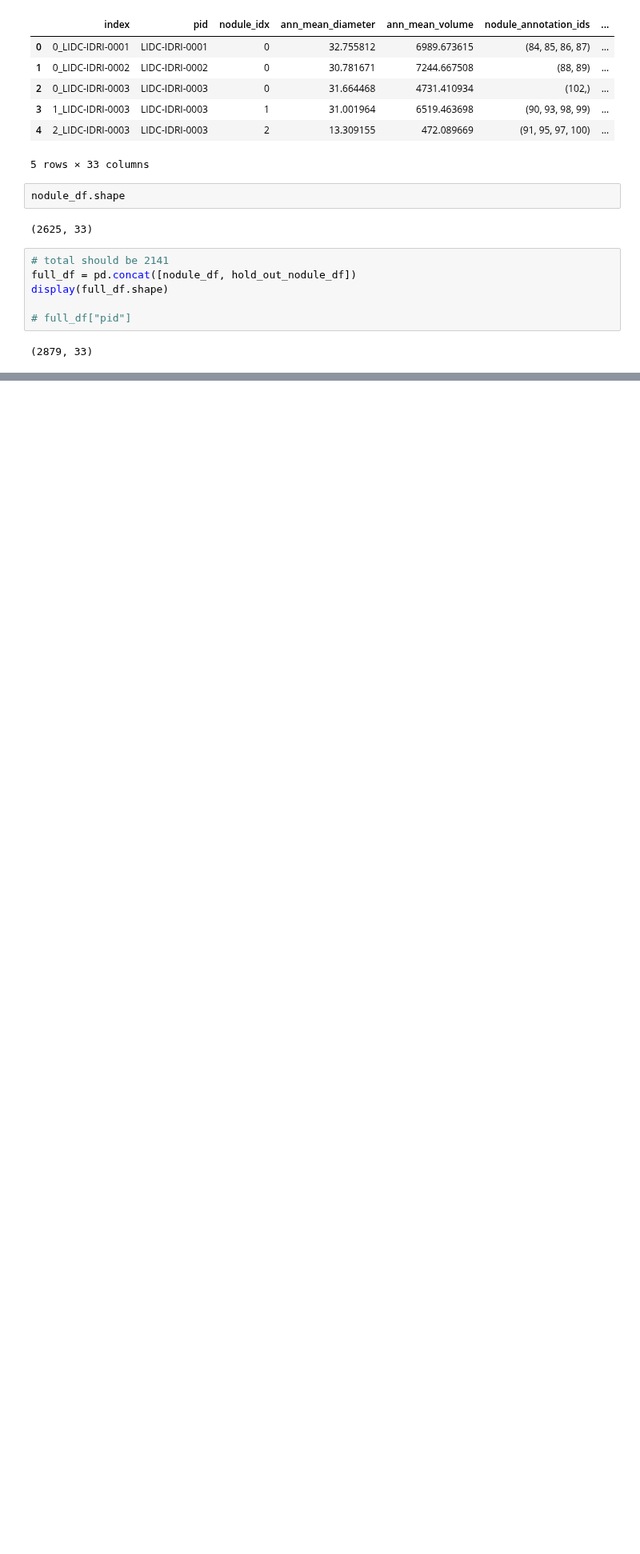
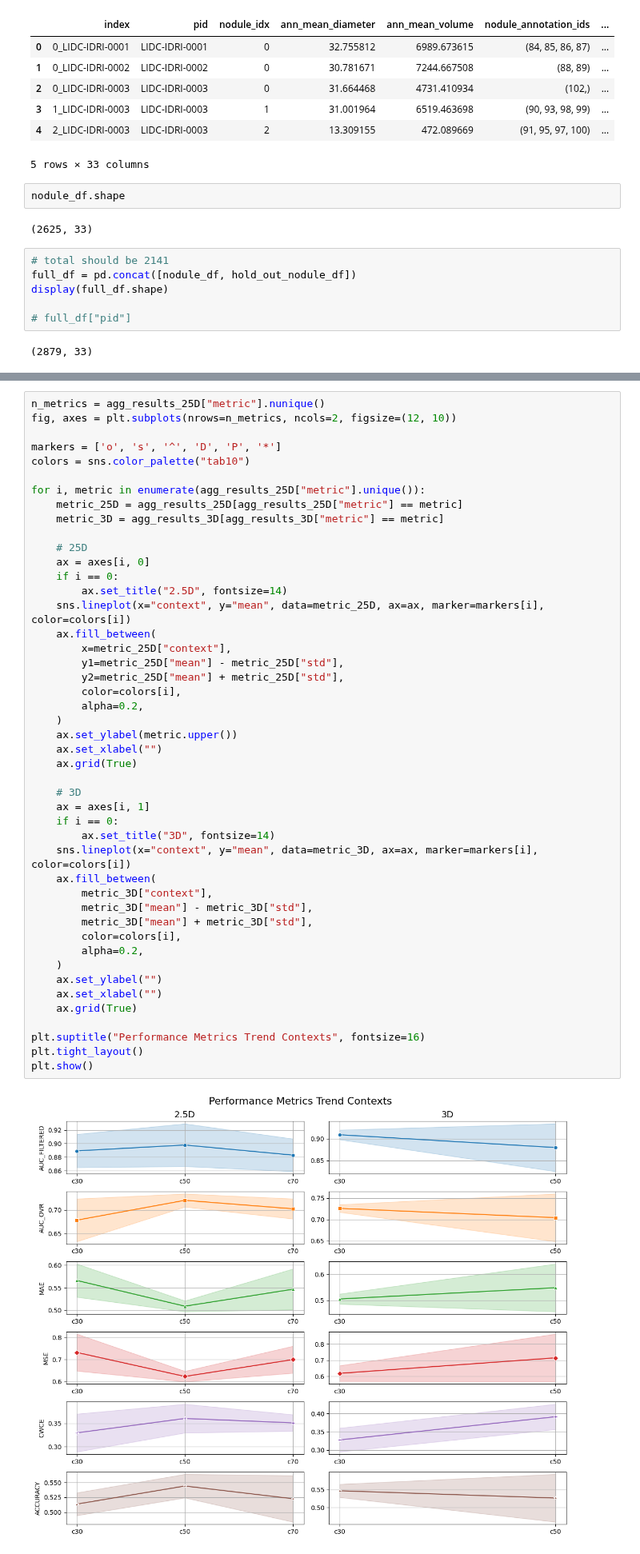
Before and after one commit to maxADeVisser/master_thesis, a Jupyter notebook: report/plots.ipynb, the cells around one changed output, grey strips where cells are left out. Shown at 80% size. Drawn from its saved outputs; the diff is of its cells as text; blank space fills up the shorter version.

Commit message:
added model performance trend plot

```diff
--- a/report/plots.ipynb
+++ b/report/plots.ipynb
@@ -79,0 +189,48 @@ display(full_df.shape)
+# %%
+n_metrics = agg_results_25D["metric"].nunique()
+fig, axes = plt.subplots(nrows=n_metrics, ncols=2, figsize=(12, 10))
+
+markers = ['o', 's', '^', 'D', 'P', '*']
+colors = sns.color_palette("tab10")
+
+for i, metric in enumerate(agg_results_25D["metric"].unique()):
+    metric_25D = agg_results_25D[agg_results_25D["metric"] == metric]
+    metric_3D = agg_results_3D[agg_results_3D["metric"] == metric]
+
+    # 25D
+    ax = axes[i, 0]
+    if i == 0:
+        ax.set_title("2.5D", fontsize=14)
+    sns.lineplot(x="context", y="mean", data=metric_25D, ax=ax, marker=markers[i], color=colors[i])
+    ax.fill_between(
+        x=metric_25D["context"],
+        y1=metric_25D["mean"] - metric_25D["std"],
+        y2=metric_25D["mean"] + metric_25D["std"],
+        color=colors[i],
+        alpha=0.2,
+    )
+    ax.set_ylabel(metric.upper())
+    ax.set_xlabel("")
+    ax.grid(True)
+
+    # 3D
+    ax = axes[i, 1]
+    if i == 0:
+        ax.set_title("3D", fontsize=14)
+    sns.lineplot(x="context", y="mean", data=metric_3D, ax=ax, marker=markers[i], color=colors[i])
+    ax.fill_between(
+        metric_3D["context"],
+        metric_3D["mean"] - metric_3D["std"],
+        metric_3D["mean"] + metric_3D["std"],
+        color=colors[i],
+        alpha=0.2,
+    )
+    ax.set_ylabel("")
+    ax.set_xlabel("")
+    ax.grid(True)
+
+plt.suptitle("Performance Metrics Trend Contexts", fontsize=16)
+plt.tight_layout()
+plt.show()
+# %% [output]
+[figure, added]
```
Also changed, not shown: parts of 4 cells of this notebook.
